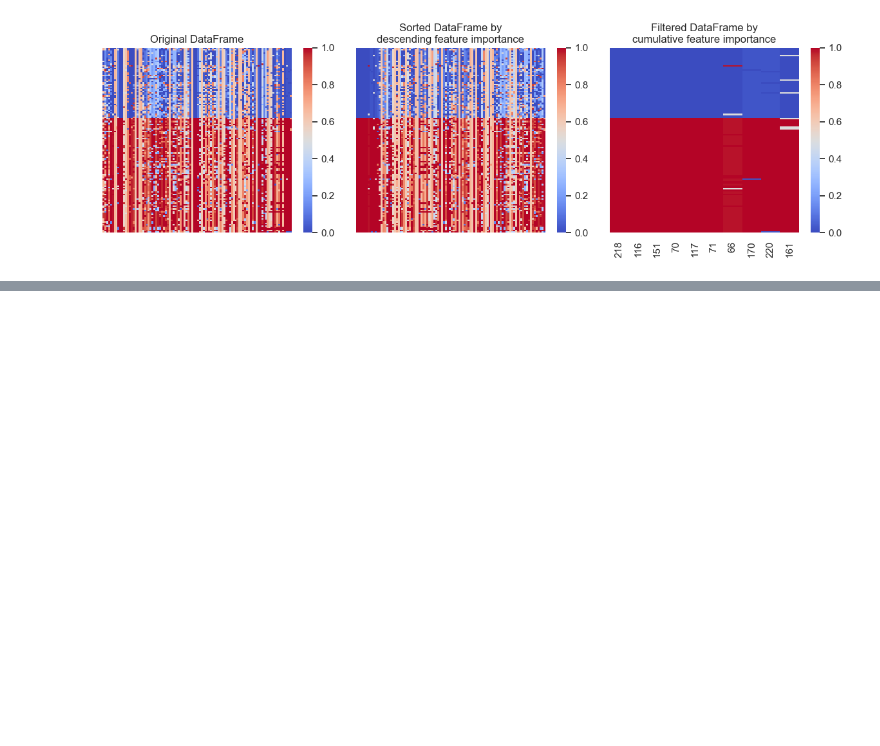
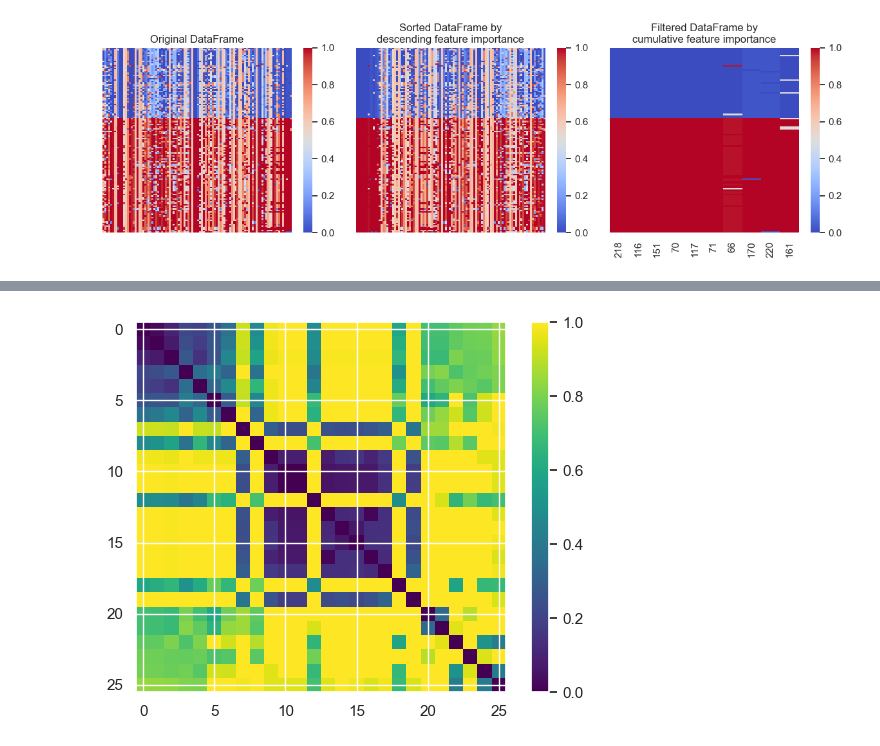
Before and after one commit to lcobiodata/msautils, a Jupyter notebook: examples/transthyretin/example-ttr-hiuase.ipynb, the cells around one changed output, grey strips where cells are left out. Drawn from its saved outputs; the diff is of its cells as text; code cells hidden in the pictures; blank space fills up the shorter version.

```diff
--- a/examples/transthyretin/example-ttr-hiuase.ipynb
+++ b/examples/transthyretin/example-ttr-hiuase.ipynb
@@ -259,3 +257,28 @@ plt.show()
 R = []
 for col in most_important.index:
     R += msa.collection[col]
+# %%
+# #====================================================================================================
+G = nx.Graph()
+for i, a in enumerate(R[:-1]):
+    if a.p() >= args.min_freq:
+        for b in R[i + 1:]:
+            if b.p() >= args.min_freq:
+                G.add_edge(
+                    a,
+                    b,
+                    weight = float(
+                        sum(
+                            map(lambda x: msa.weights[x], a.sequence_indices ^ b.sequence_indices)
+                        )
+                    ) / float(
+                        sum(
+                            map(lambda x: msa.weights[x], a.sequence_indices | b.sequence_indices)
+                        )
+                    )
+                )
+# #====================================================================================================
+N = sorted(G.nodes(), key=lambda x: x.p(), reverse=True)
+# #====================================================================================================
+D = nx.to_numpy_array(G, nodelist=N)
+D
@@ -261,0 +303,12 @@ for col in most_important.index:
+# %%
+# Plot the distance matrix
+fig, ax = plt.subplots()
+im = ax.imshow(D, cmap='viridis')
+
+# Add a colorbar
+cbar = ax.figure.colorbar(im, ax=ax)
+
+# Show the plot
+plt.show()
+# %% [output]
+[figure, added]
```
Also changed, not shown: parts of 10 cells of this notebook.
